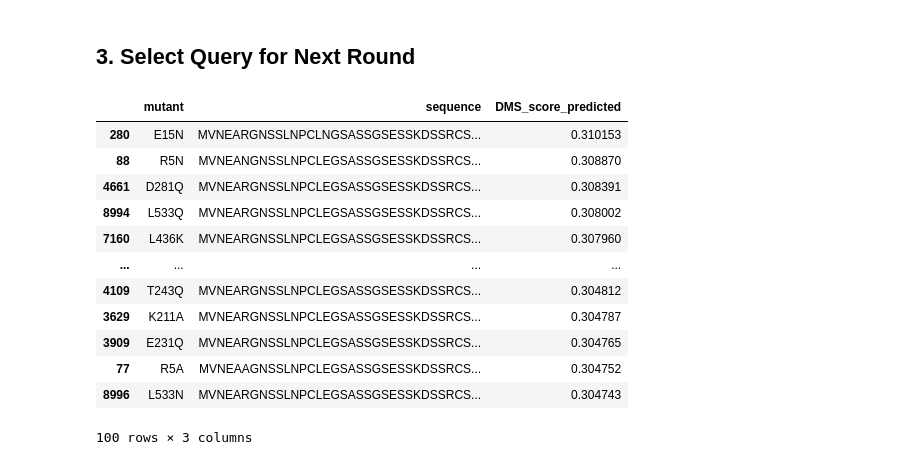
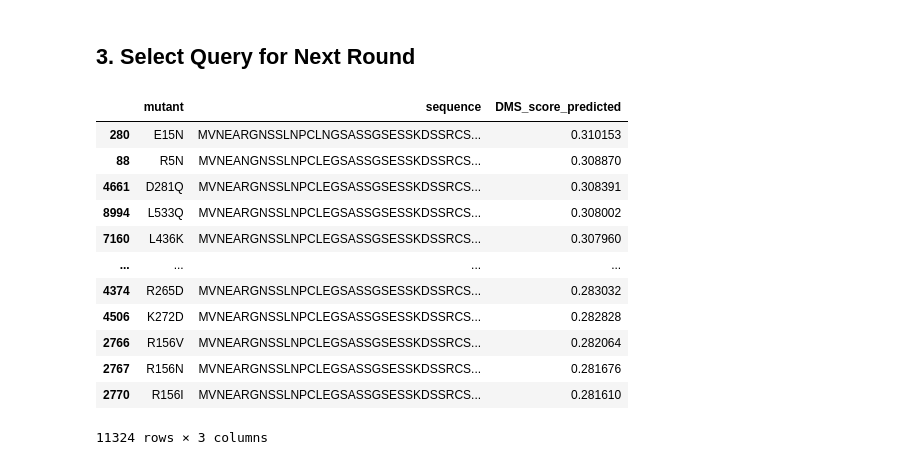
Before and after one commit to cswelch/CSE-7850-Team-Hackathon, a Jupyter notebook: Hackathon_ESM2.ipynb, the cells around one changed output. Saved outputs shown, nothing was run; the diff lists cells and outputs as text; code cells hidden in the pictures.

Commit message:
Run with more epochs, slower learning rate, and greater patience yielded final Spearman r of ~0.39 w/ ESM-2.  Also showed more of DMS score DF to get better idea of range of scores.

```diff
--- a/Hackathon_ESM2.ipynb
+++ b/Hackathon_ESM2.ipynb
@@ -397,21 +404,22 @@ df_test[['mutant', 'DMS_score_predicted']].to_csv('test_predictions.csv', index=
 # %% [markdown]
 ## 3. Select Query for Next Round
 # %%
-df_test.sort_values('DMS_score_predicted', ascending=False).head(100)
+# Show prediction distribution.
+df_test.sort_values('DMS_score_predicted', ascending=False)
 # %% [output]
 |  | mutant | sequence | DMS_score_predicted |
 | 280 | E15N | MVNEARGNSSLNPCLNGSASSGSESSKDSSRCS... | 0.310153 |
 | 88 | R5N | MVNEANGNSSLNPCLEGSASSGSESSKDSSRCS... | 0.308870 |
 | 4661 | D281Q | MVNEARGNSSLNPCLEGSASSGSESSKDSSRCS... | 0.308391 |
 | 8994 | L533Q | MVNEARGNSSLNPCLEGSASSGSESSKDSSRCS... | 0.308002 |
 | 7160 | L436K | MVNEARGNSSLNPCLEGSASSGSESSKDSSRCS... | 0.307960 |
 | ... | ... | ... | ... |
-| 4109 | T243Q | MVNEARGNSSLNPCLEGSASSGSESSKDSSRCS... | 0.304812 |
-| 3629 | K211A | MVNEARGNSSLNPCLEGSASSGSESSKDSSRCS... | 0.304787 |
-| 3909 | E231Q | MVNEARGNSSLNPCLEGSASSGSESSKDSSRCS... | 0.304765 |
-| 77 | R5A | MVNEAAGNSSLNPCLEGSASSGSESSKDSSRCS... | 0.304752 |
-| 8996 | L533N | MVNEARGNSSLNPCLEGSASSGSESSKDSSRCS... | 0.304743 |
+| 4374 | R265D | MVNEARGNSSLNPCLEGSASSGSESSKDSSRCS... | 0.283032 |
+| 4506 | K272D | MVNEARGNSSLNPCLEGSASSGSESSKDSSRCS... | 0.282828 |
+| 2766 | R156V | MVNEARGNSSLNPCLEGSASSGSESSKDSSRCS... | 0.282064 |
+| 2767 | R156N | MVNEARGNSSLNPCLEGSASSGSESSKDSSRCS... | 0.281676 |
+| 2770 | R156I | MVNEARGNSSLNPCLEGSASSGSESSKDSSRCS... | 0.281610 |
-100 rows × 3 columns
+11324 rows × 3 columns
 # %%
 # Example: randomly select 100 test variants to be queried.
 # Note: Random selection may not be a good strategy
```
Also changed, not shown: parts of 2 cells of this notebook, 1 other file.
